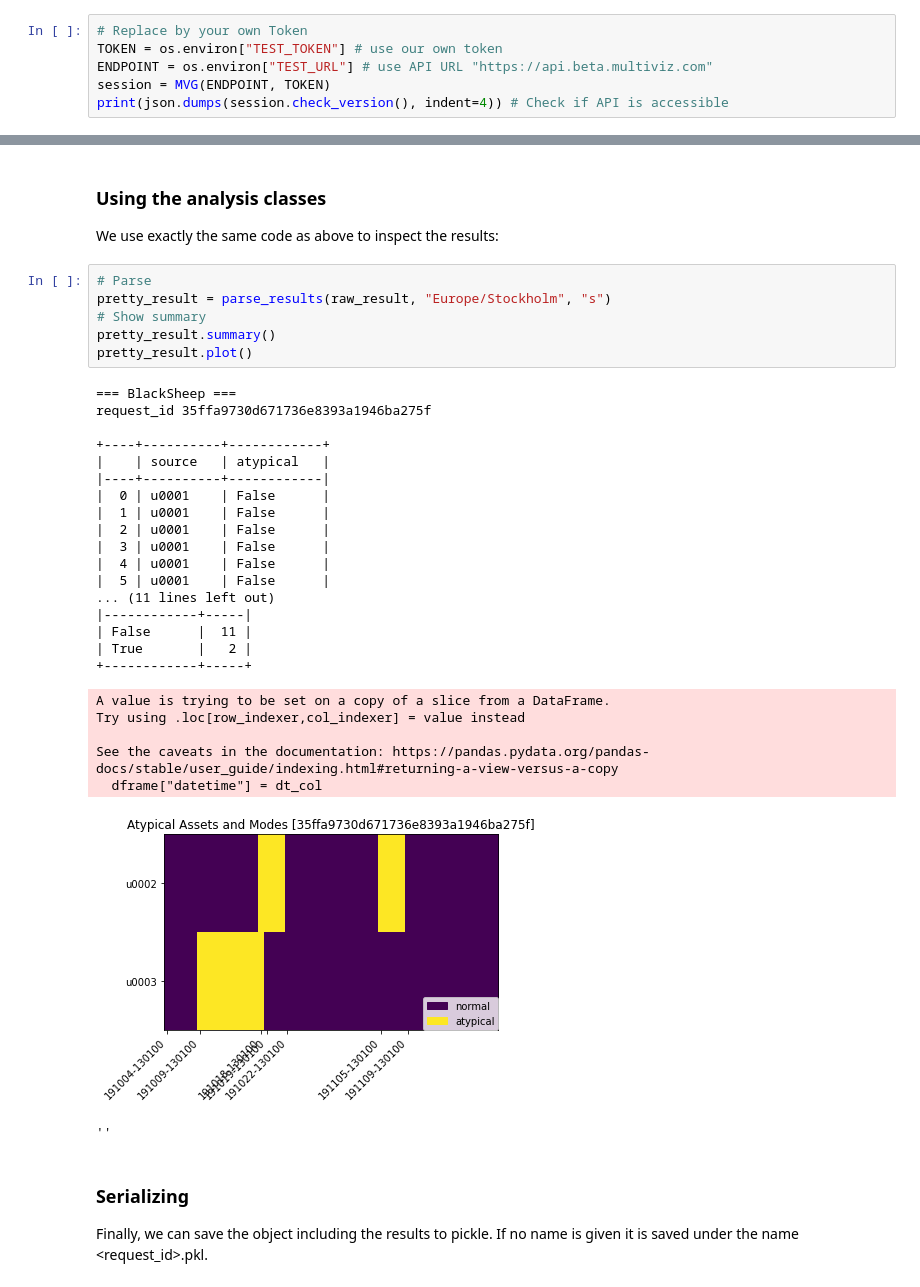
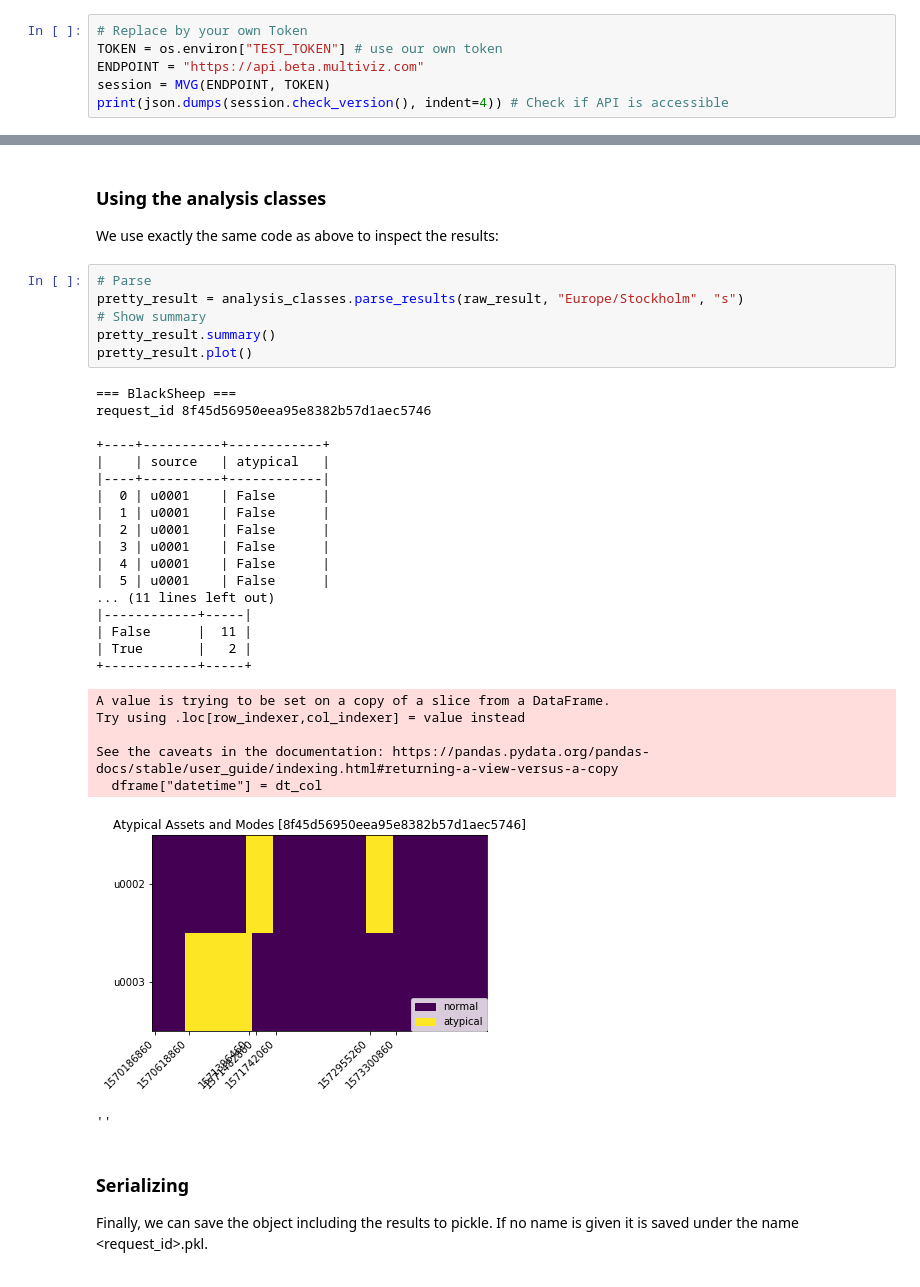
Before and after one commit to vikinganalytics/mvg, a Jupyter notebook: docs/source/content/examples/analysis_classes.ipynb, the cells around one changed output, grey strips where cells are left out. Cells and saved outputs as stored; diff of their text form.

Commit message:
Update to the analysis classes documentation example

```diff
--- a/docs/source/content/examples/analysis_classes.ipynb
+++ b/docs/source/content/examples/analysis_classes.ipynb
@@ -46,7 +46,7 @@ Note that the `TOKEN` is used both for authorization and authentication. Thus, e
 # %%
 # Replace by your own Token
 TOKEN = os.environ["TEST_TOKEN"] # use our own token
-ENDPOINT = os.environ["TEST_URL"] # use API URL "https://api.beta.multiviz.com"
+ENDPOINT = "https://api.beta.multiviz.com"
 session = MVG(ENDPOINT, TOKEN)
 print(json.dumps(session.check_version(), indent=4)) # Check if API is accessible
 # %% [output]
@@ -246,34 +245,34 @@ Waiting for {'request_id': '35ffa9730d671736e8393a1946ba275f', 'request_status':
 We use exactly the same code as above to inspect the results:
 # %%
 # Parse
-pretty_result = parse_results(raw_result, "Europe/Stockholm", "s")
+pretty_result = analysis_classes.parse_results(raw_result, "Europe/Stockholm", "s")
 # Show summary
 pretty_result.summary()
 pretty_result.plot()
 # %% [output]
 === BlackSheep ===
-request_id 35ffa9730d671736e8393a1946ba275f
+request_id 8f45d56950eea95e8382b57d1aec5746
 
 +----+----------+------------+
 |    | source   | atypical   |
 |----+----------+------------|
 |  0 | u0001    | False      |
 |  1 | u0001    | False      |
 |  2 | u0001    | False      |
 |  3 | u0001    | False      |
 |  4 | u0001    | False      |
 |  5 | u0001    | False      |
 ... (11 lines left out)
 |------------+-----|
 | False      |  11 |
 | True       |   2 |
 +------------+-----+
 A value is trying to be set on a copy of a slice from a DataFrame.
 Try using .loc[row_indexer,col_indexer] = value instead
 
 See the caveats in the documentation: https://pandas.pydata.org/pandas-docs/stable/user_guide/indexing.html#returning-a-view-versus-a-copy
   dframe["datetime"] = dt_col
-[figure, old version]
+[figure, new version]
 ''
 # %% [markdown]
 ### Serializing
```
Also changed, not shown: parts of 8 cells of this notebook.
